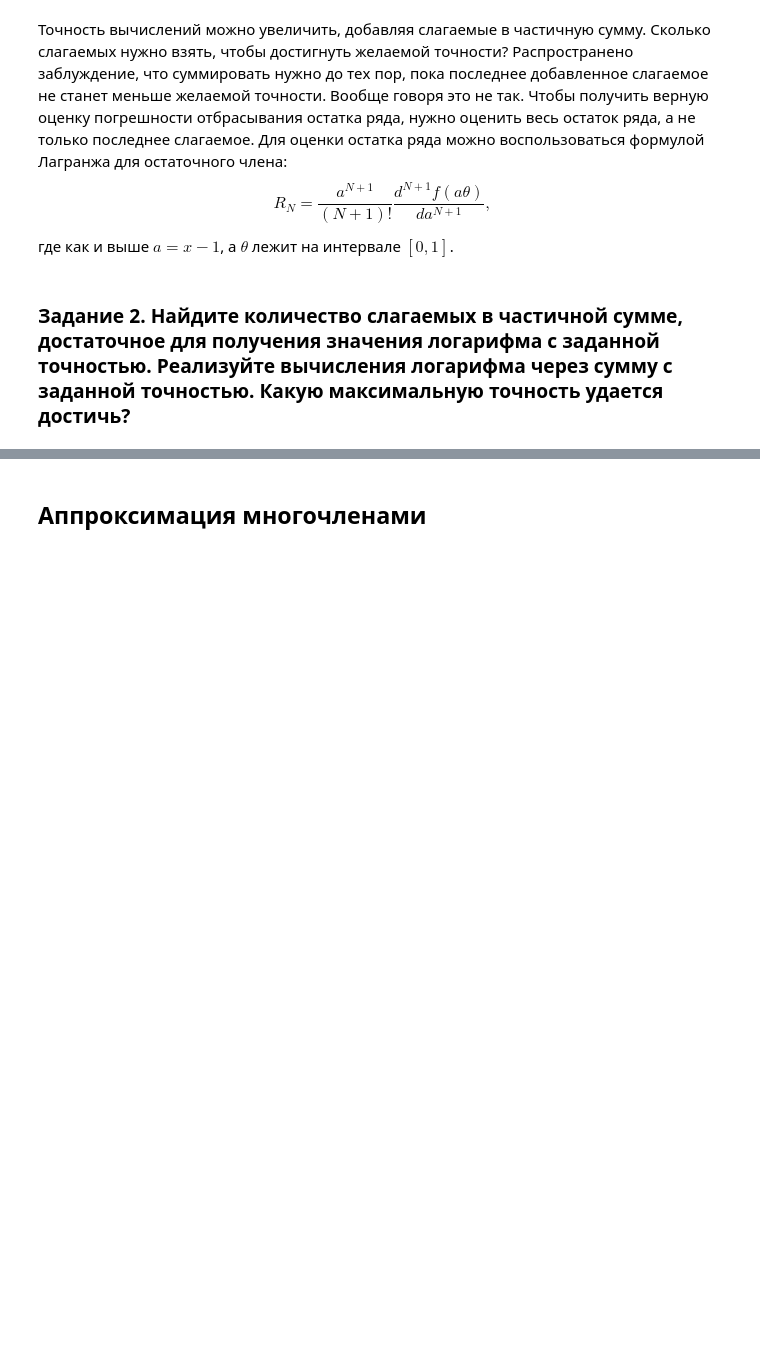
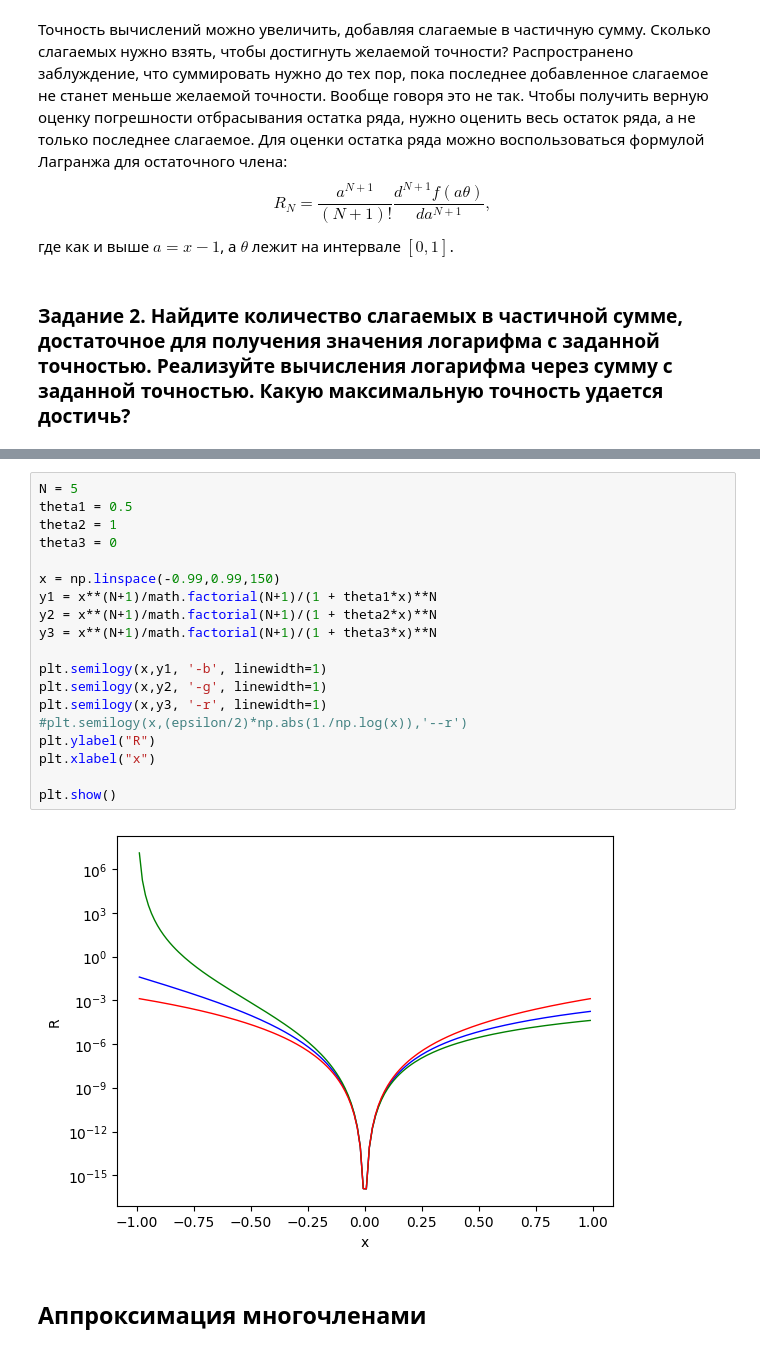
Before and after one commit to dyed-eye/numerical-methods, a Jupyter notebook: 3. Not_so_elementary_elementary_functions.ipynb, the cells around one changed output, grey strips where cells are left out. Drawn from its saved outputs; the diff is of its cells as text; blank space fills up the shorter version.

```diff
--- a/3. Not_so_elementary_elementary_functions.ipynb
+++ b/3. Not_so_elementary_elementary_functions.ipynb
@@ -208,3 +208,24 @@ $$R_N=\frac{a^{N+1}}{(N+1)!}\frac{d^{N+1}f(a\theta)}{da^{N+1}},$$
+# %%
+N = 5
+theta1 = 0.5
+theta2 = 1
+theta3 = 0
+
+x = np.linspace(-0.99,0.99,150)
+y1 = x**(N+1)/math.factorial(N+1)/(1 + theta1*x)**N
+y2 = x**(N+1)/math.factorial(N+1)/(1 + theta2*x)**N
+y3 = x**(N+1)/math.factorial(N+1)/(1 + theta3*x)**N
+
+plt.semilogy(x,y1, '-b', linewidth=1)
+plt.semilogy(x,y2, '-g', linewidth=1)
+plt.semilogy(x,y3, '-r', linewidth=1)
+#plt.semilogy(x,(epsilon/2)*np.abs(1./np.log(x)),'--r')
+plt.ylabel("R")
+plt.xlabel("x")
+
+plt.show()
+# %% [output]
+[figure, added]
 # %% [markdown]
 ## Аппроксимация многочленами
 # %% [markdown]
```
Also changed, not shown: parts of 5 cells of this notebook.
